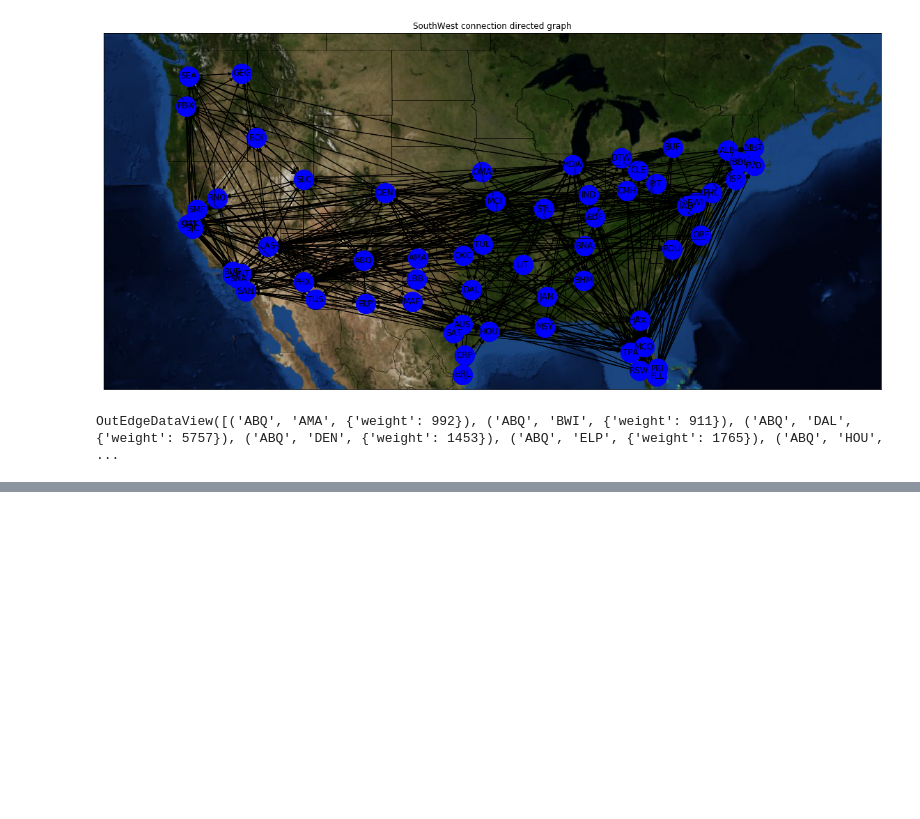
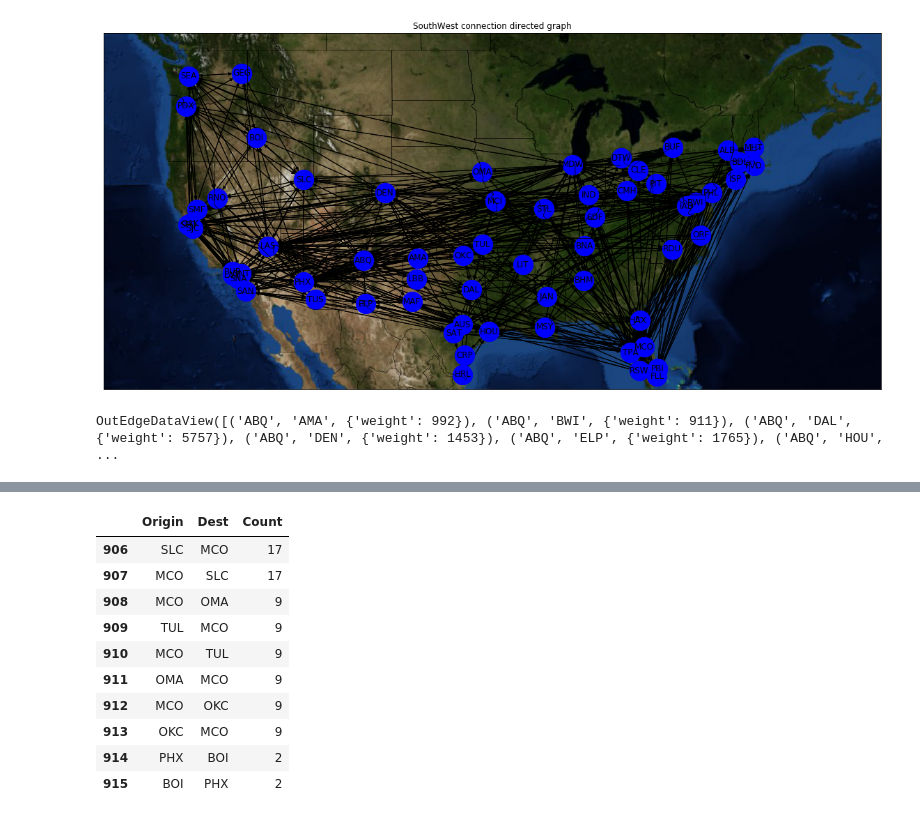
Before and after one commit to Zibski/Airline-on-time, a Jupyter notebook: Data Exploration.ipynb, the cells around one changed output, grey strips where cells are left out. Cells and saved outputs as stored; diff of their text form; code cells hidden in the pictures; blank space fills up the shorter version.

```diff
--- a/Data Exploration.ipynb
+++ b/Data Exploration.ipynb
@@ -341,0 +361,15 @@ OutEdgeDataView([('ABQ', 'AMA', {'weight': 992}), ('ABQ', 'BWI', {'weight': 911}
+# %%
+flight_counts[-10:]
+#Shows least frequent connections
+# %% [output]
+|  | Origin | Dest | Count |
+| 906 | SLC | MCO | 17 |
+| 907 | MCO | SLC | 17 |
+| 908 | MCO | OMA | 9 |
+| 909 | TUL | MCO | 9 |
+| 910 | MCO | TUL | 9 |
+| 911 | OMA | MCO | 9 |
+| 912 | MCO | OKC | 9 |
+| 913 | OKC | MCO | 9 |
+| 914 | PHX | BOI | 2 |
+| 915 | BOI | PHX | 2 |
```
Also changed, not shown: parts of 2 cells of this notebook.
